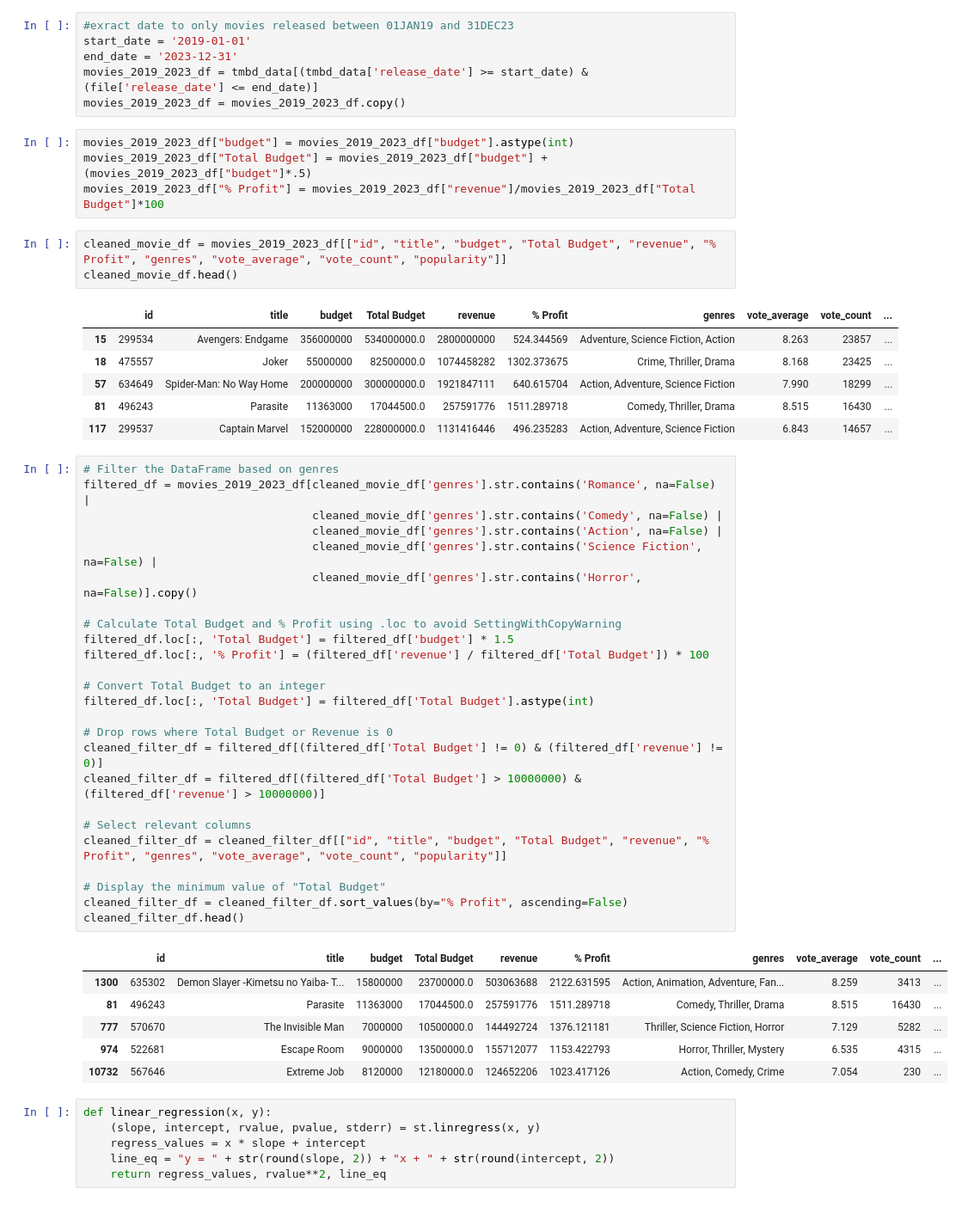
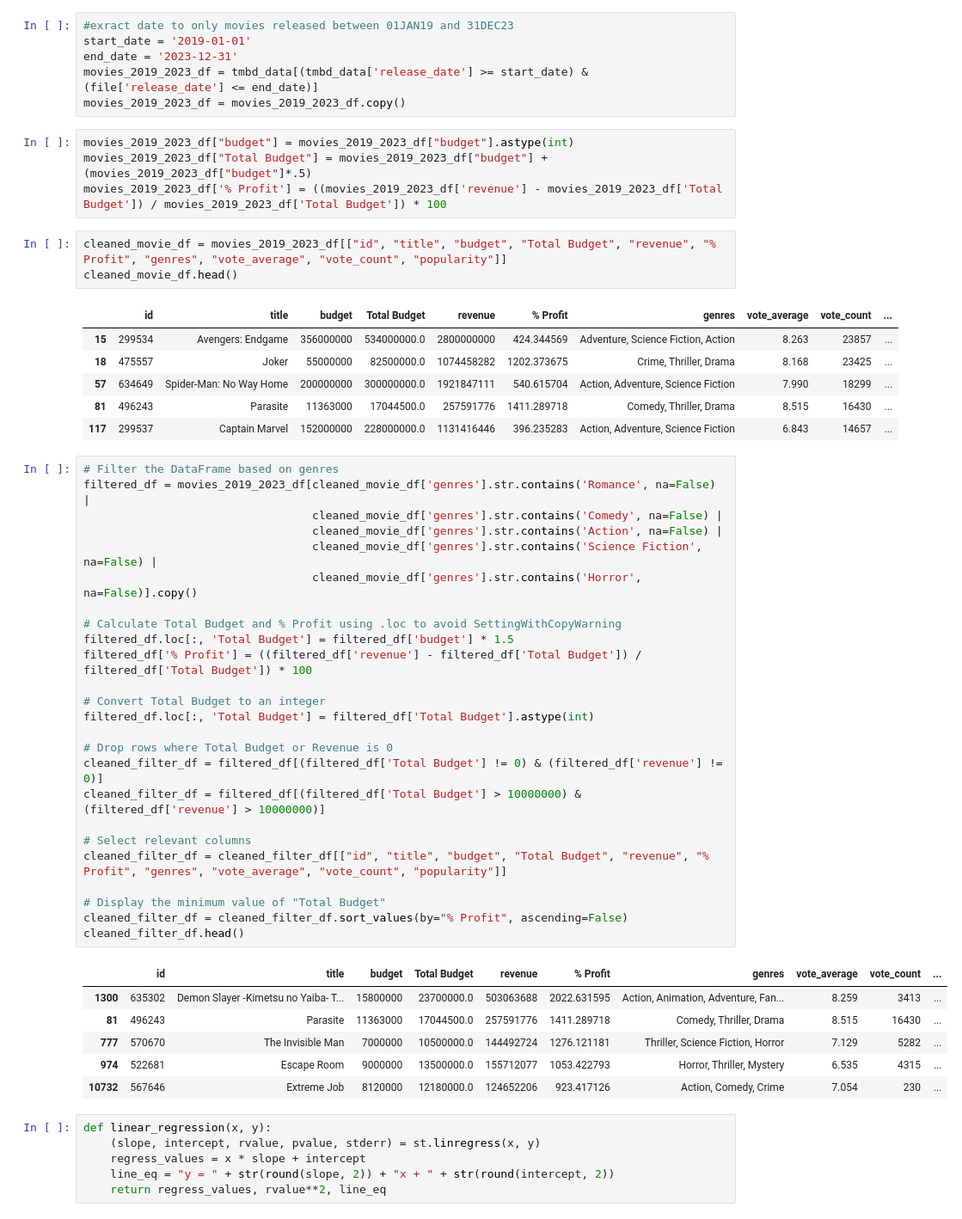
Before and after one commit to Levifahring/movie_project_one, a Jupyter notebook: project.ipynb, the cells around one changed output. Shown at 86% size. Drawn from its saved outputs; the diff is of its cells as text.

```diff
--- a/project.ipynb
+++ b/project.ipynb
@@ -26,49 +26,49 @@ movies_2019_2023_df = movies_2019_2023_df.copy()
 # %%
 movies_2019_2023_df["budget"] = movies_2019_2023_df["budget"].astype(int)
 movies_2019_2023_df["Total Budget"] = movies_2019_2023_df["budget"] + (movies_2019_2023_df["budget"]*.5)
-movies_2019_2023_df["% Profit"] = movies_2019_2023_df["revenue"]/movies_2019_2023_df["Total Budget"]*100
+movies_2019_2023_df['% Profit'] = ((movies_2019_2023_df['revenue'] - movies_2019_2023_df['Total Budget']) / movies_2019_2023_df['Total Budget']) * 100
 # %%
 cleaned_movie_df = movies_2019_2023_df[["id", "title", "budget", "Total Budget", "revenue", "% Profit", "genres", "vote_average", "vote_count", "popularity"]]
 cleaned_movie_df.head()
 # %% [output]
 |  | id | title | budget | Total Budget | revenue | % Profit | genres | vote_average | vote_count | ... |
-| 15 | 299534 | Avengers: Endgame | 356000000 | 534000000.0 | 2800000000 | 524.344569 | Adventure, Science Fiction, Action | 8.263 | 23857 | ... |
-| 18 | 475557 | Joker | 55000000 | 82500000.0 | 1074458282 | 1302.373675 | Crime, Thriller, Drama | 8.168 | 23425 | ... |
-| 57 | 634649 | Spider-Man: No Way Home | 200000000 | 300000000.0 | 1921847111 | 640.615704 | Action, Adventure, Science Fiction | 7.990 | 18299 | ... |
-| 81 | 496243 | Parasite | 11363000 | 17044500.0 | 257591776 | 1511.289718 | Comedy, Thriller, Drama | 8.515 | 16430 | ... |
-| 117 | 299537 | Captain Marvel | 152000000 | 228000000.0 | 1131416446 | 496.235283 | Action, Adventure, Science Fiction | 6.843 | 14657 | ... |
+| 15 | 299534 | Avengers: Endgame | 356000000 | 534000000.0 | 2800000000 | 424.344569 | Adventure, Science Fiction, Action | 8.263 | 23857 | ... |
+| 18 | 475557 | Joker | 55000000 | 82500000.0 | 1074458282 | 1202.373675 | Crime, Thriller, Drama | 8.168 | 23425 | ... |
+| 57 | 634649 | Spider-Man: No Way Home | 200000000 | 300000000.0 | 1921847111 | 540.615704 | Action, Adventure, Science Fiction | 7.990 | 18299 | ... |
+| 81 | 496243 | Parasite | 11363000 | 17044500.0 | 257591776 | 1411.289718 | Comedy, Thriller, Drama | 8.515 | 16430 | ... |
+| 117 | 299537 | Captain Marvel | 152000000 | 228000000.0 | 1131416446 | 396.235283 | Action, Adventure, Science Fiction | 6.843 | 14657 | ... |
 # %%
 # Filter the DataFrame based on genres
 filtered_df = movies_2019_2023_df[cleaned_movie_df['genres'].str.contains('Romance', na=False) |
                                   cleaned_movie_df['genres'].str.contains('Comedy', na=False) |
                                   cleaned_movie_df['genres'].str.contains('Action', na=False) |
                                   cleaned_movie_df['genres'].str.contains('Science Fiction', na=False) |
                                   cleaned_movie_df['genres'].str.contains('Horror', na=False)].copy()
 
 # Calculate Total Budget and % Profit using .loc to avoid SettingWithCopyWarning
 filtered_df.loc[:, 'Total Budget'] = filtered_df['budget'] * 1.5
-filtered_df.loc[:, '% Profit'] = (filtered_df['revenue'] / filtered_df['Total Budget']) * 100
+filtered_df['% Profit'] = ((filtered_df['revenue'] - filtered_df['Total Budget']) / filtered_df['Total Budget']) * 100
 
 # Convert Total Budget to an integer
 filtered_df.loc[:, 'Total Budget'] = filtered_df['Total Budget'].astype(int)
 
 # Drop rows where Total Budget or Revenue is 0
 cleaned_filter_df = filtered_df[(filtered_df['Total Budget'] != 0) & (filtered_df['revenue'] != 0)]
 cleaned_filter_df = filtered_df[(filtered_df['Total Budget'] > 10000000) & (filtered_df['revenue'] > 10000000)]
 
 # Select relevant columns
 cleaned_filter_df = cleaned_filter_df[["id", "title", "budget", "Total Budget", "revenue", "% Profit", "genres", "vote_average", "vote_count", "popularity"]]
 
 # Display the minimum value of "Total Budget"
 cleaned_filter_df = cleaned_filter_df.sort_values(by="% Profit", ascending=False)
 cleaned_filter_df.head()
 # %% [output]
 |  | id | title | budget | Total Budget | revenue | % Profit | genres | vote_average | vote_count | ... |
-| 1300 | 635302 | Demon Slayer -Kimetsu no Yaiba- T... | 15800000 | 23700000.0 | 503063688 | 2122.631595 | Action, Animation, Adventure, Fan... | 8.259 | 3413 | ... |
-| 81 | 496243 | Parasite | 11363000 | 17044500.0 | 257591776 | 1511.289718 | Comedy, Thriller, Drama | 8.515 | 16430 | ... |
-| 777 | 570670 | The Invisible Man | 7000000 | 10500000.0 | 144492724 | 1376.121181 | Thriller, Science Fiction, Horror | 7.129 | 5282 | ... |
-| 974 | 522681 | Escape Room | 9000000 | 13500000.0 | 155712077 | 1153.422793 | Horror, Thriller, Mystery | 6.535 | 4315 | ... |
-| 10732 | 567646 | Extreme Job | 8120000 | 12180000.0 | 124652206 | 1023.417126 | Action, Comedy, Crime | 7.054 | 230 | ... |
+| 1300 | 635302 | Demon Slayer -Kimetsu no Yaiba- T... | 15800000 | 23700000.0 | 503063688 | 2022.631595 | Action, Animation, Adventure, Fan... | 8.259 | 3413 | ... |
+| 81 | 496243 | Parasite | 11363000 | 17044500.0 | 257591776 | 1411.289718 | Comedy, Thriller, Drama | 8.515 | 16430 | ... |
+| 777 | 570670 | The Invisible Man | 7000000 | 10500000.0 | 144492724 | 1276.121181 | Thriller, Science Fiction, Horror | 7.129 | 5282 | ... |
+| 974 | 522681 | Escape Room | 9000000 | 13500000.0 | 155712077 | 1053.422793 | Horror, Thriller, Mystery | 6.535 | 4315 | ... |
+| 10732 | 567646 | Extreme Job | 8120000 | 12180000.0 | 124652206 | 923.417126 | Action, Comedy, Crime | 7.054 | 230 | ... |
 # %%
 def linear_regression(x, y):
     (slope, intercept, rvalue, pvalue, stderr) = st.linregress(x, y)
```
Also changed, not shown: parts of 4 cells of this notebook.
